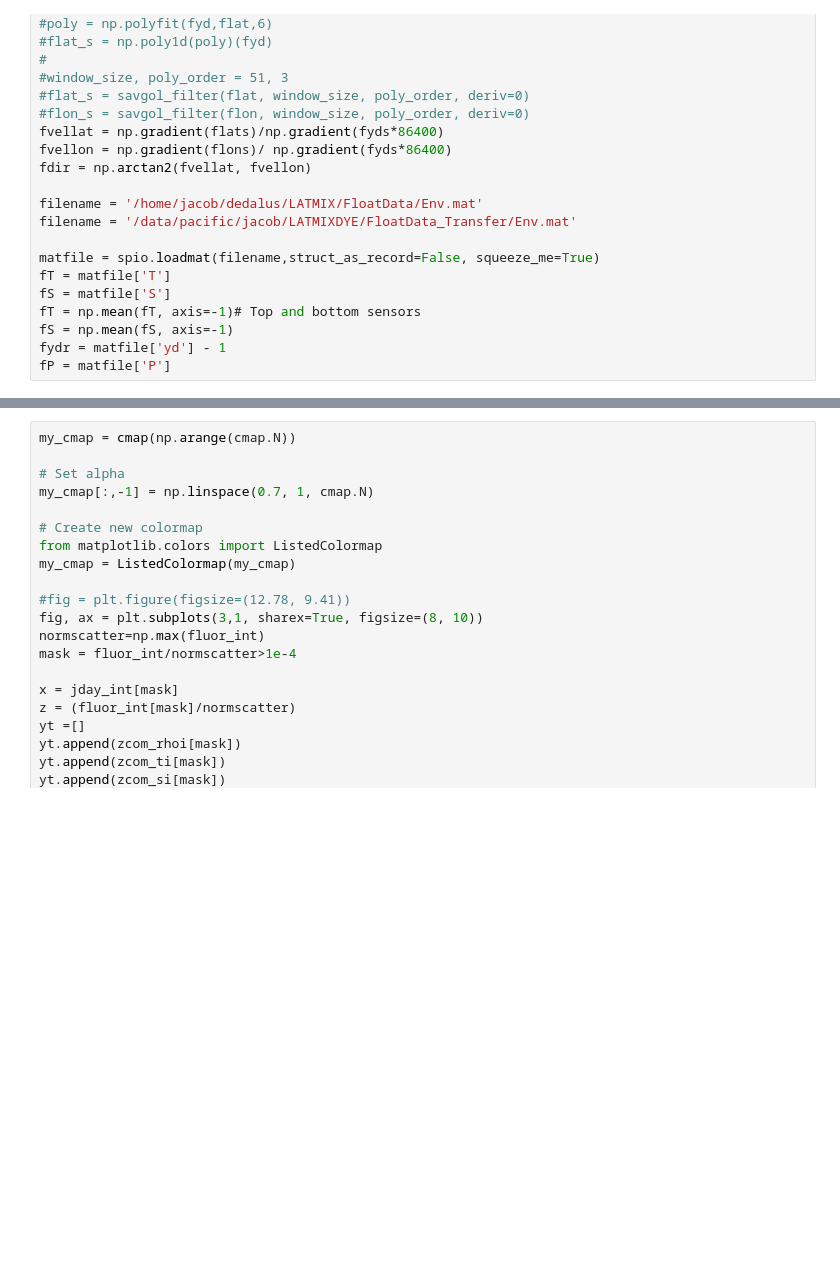
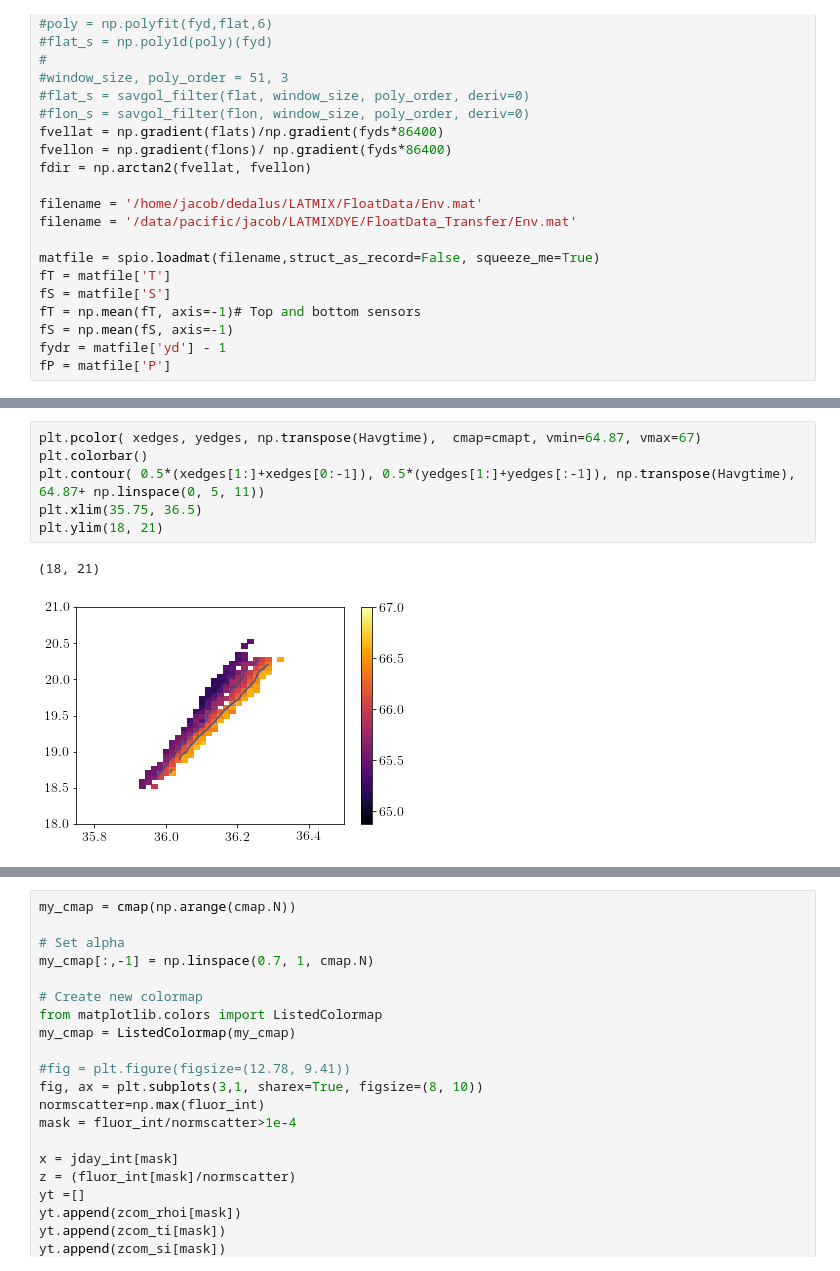
Before and after one commit to wenegrat/LATMIXDYE, a Jupyter notebook: DyePlotsManuscriptNotebook.ipynb, the cells around one changed output, grey strips where cells are left out. Cells and saved outputs as stored; diff of their text form; blank space fills up the shorter version.

```diff
--- a/DyePlotsManuscriptNotebook.ipynb
+++ b/DyePlotsManuscriptNotebook.ipynb
@@ -144,0 +810,9 @@ fdist = np.sign(lat_int-iflat)*np.sqrt(((lat_int - iflat)*111e3*np.cos(lat_int))
+# %%
+plt.pcolor( xedges, yedges, np.transpose(Havgtime),  cmap=cmapt, vmin=64.87, vmax=67)
+plt.colorbar()
+plt.contour( 0.5*(xedges[1:]+xedges[0:-1]), 0.5*(yedges[1:]+yedges[:-1]), np.transpose(Havgtime), 64.87+ np.linspace(0, 5, 11))
+plt.xlim(35.75, 36.5)
+plt.ylim(18, 21)
+# %% [output]
+(18, 21)
+[figure, added]
```
Also changed, not shown: parts of 25 cells of this notebook, 4 other files.
